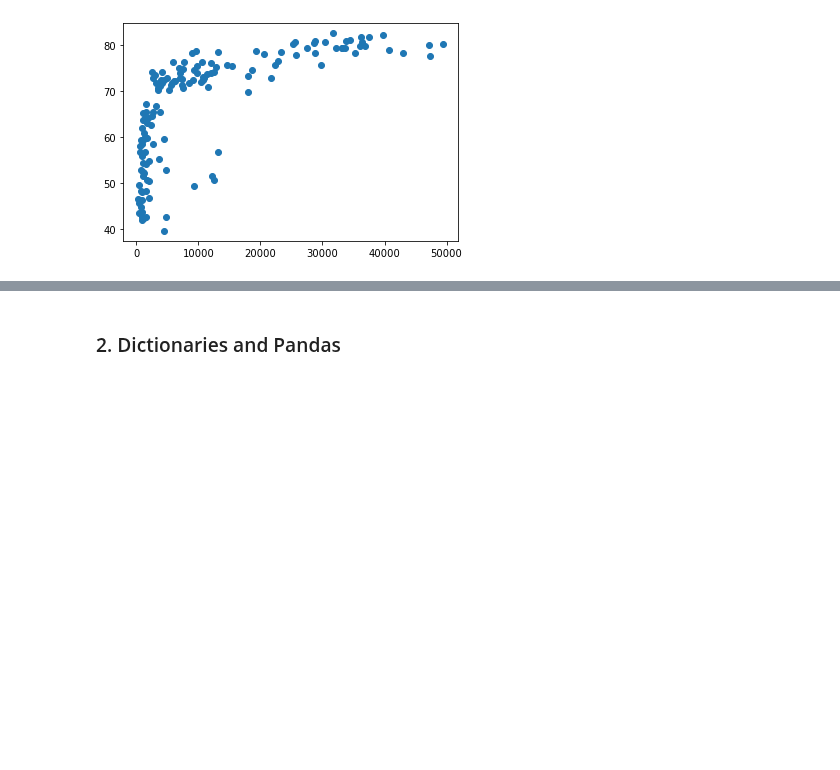
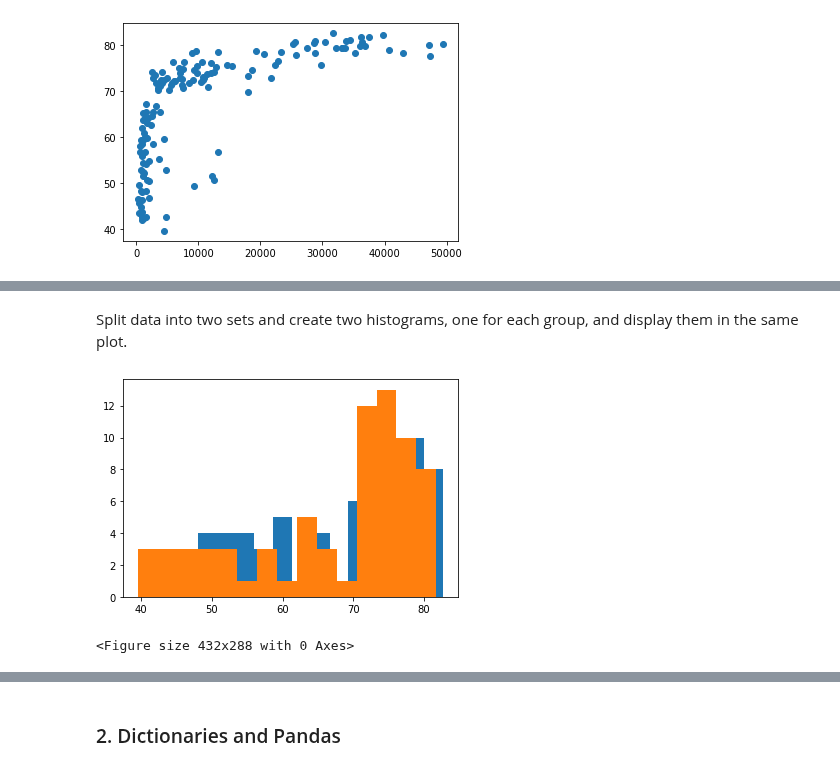
Before and after one commit to flyin01/dc, a Jupyter notebook: Intermediate_python.ipynb, the cells around one changed output, grey strips where cells are left out. Drawn from its saved outputs; the diff is of its cells as text; code cells hidden in the pictures; blank space fills up the shorter version.

```diff
--- a/Intermediate_python.ipynb
+++ b/Intermediate_python.ipynb
@@ -374,0 +420,20 @@ TBD
+# %% [markdown]
+Split data into two sets and create two histograms, one for each group, and display them in the same plot.
+# %%
+len(life_exp)
+
+life_expA = life_exp[:70]
+life_expB = life_exp[70:]
+
+# Histogram of life_exp, 15 bins
+plt.hist(life_expA, bins=15)
+
+# Histogram of life_exp1950, 15 bins
+plt.hist(life_expB, bins=15)
+
+# Show and clear plot again
+plt.show()
+plt.clf()
+# %% [output]
+[figure, added]
+<Figure size 432x288 with 0 Axes>
```
Also changed, not shown: parts of 23 cells of this notebook.
